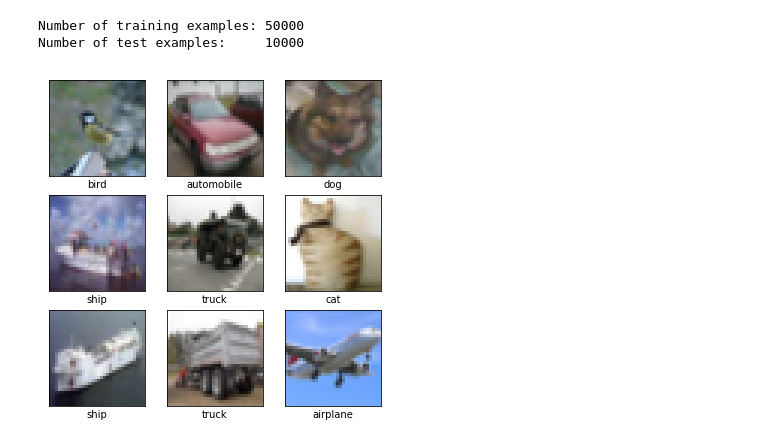
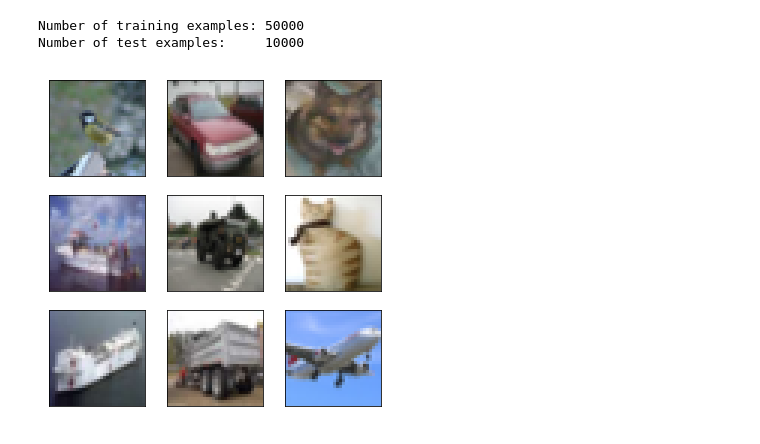
Before and after one commit to erickgrm/deep-learning, a Jupyter notebook: denseCifar10.ipynb, the cells around one changed output. Cells and saved outputs as stored; diff of their text form; code cells hidden in the pictures.

```diff
--- a/denseCifar10.ipynb
+++ b/denseCifar10.ipynb
@@ -31,21 +31,21 @@ Number of test examples:     10000
 # %%
 # Human readable labels for the classes
 class_names = ['airplane', 'automobile', 'bird', 'cat', 'deer', 'dog', 'frog',
                'horse', 'ship', 'truck']
 # Print example and its predicted class
 plt.figure(figsize=(6,6))
 i = 0
 for (image, label) in test_dataset.take(9):
     image = image.numpy().reshape((32,32,3))
     plt.subplot(3,3,i+1)
     plt.imshow(image)#, cmap= plt.cm.binary)
-    plt.xlabel(class_names[label])
+    plt.xlabel(class_names[label], color='white')
     plt.xticks([])
     plt.yticks([])
     i += 1
 plt.show()
 # %% [output]
-[figure, old version]
+[figure, new version]
 # %%
 # Model setup
 # One dense layer with 128 neurons, output layer with 10 neurons. Poor performance (~.40).
```
Also changed, not shown: parts of 4 cells of this notebook, 1 other file.
